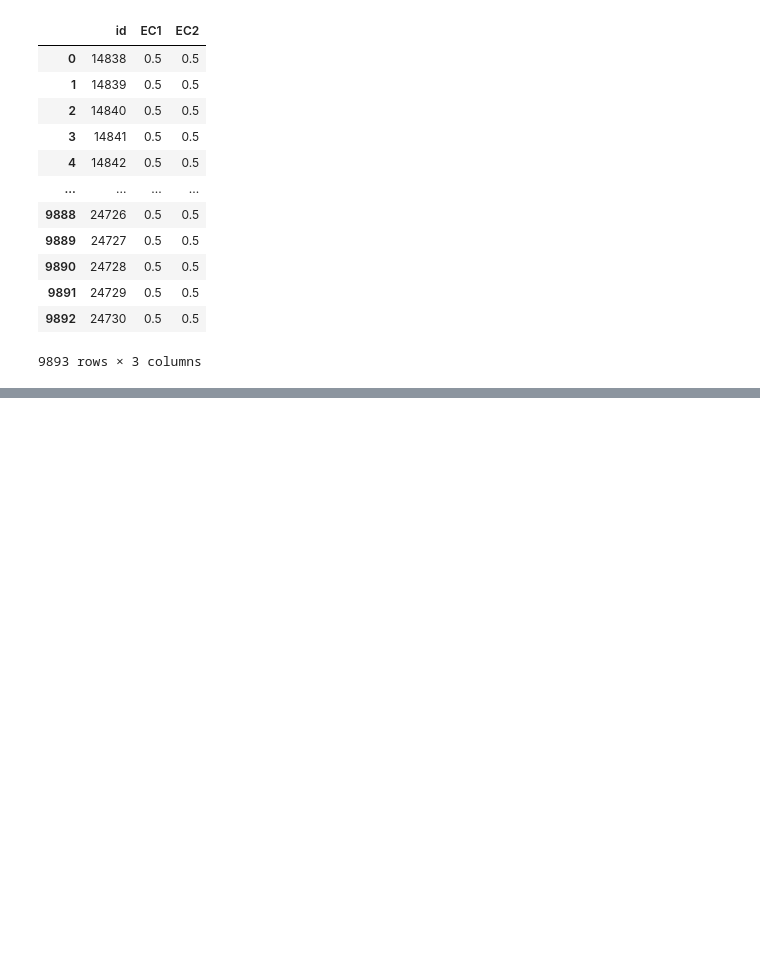
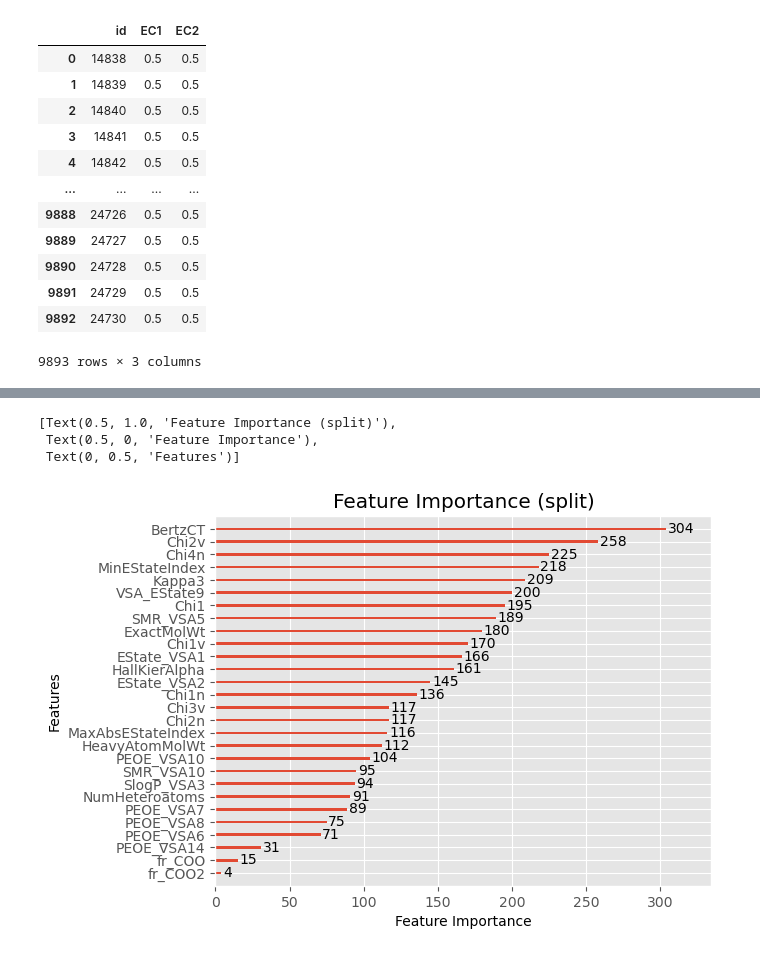
Before and after one commit to dkdkdkdkd/kaggle_study, a Jupyter notebook: multi-label-classification/submit_03.ipynb, the cells around one changed output, grey strips where cells are left out. Drawn from its saved outputs; the diff is of its cells as text; code cells hidden in the pictures; blank space fills up the shorter version.

```diff
--- a/multi-label-classification/submit_03.ipynb
+++ b/multi-label-classification/submit_03.ipynb
@@ -136,0 +175,10 @@ submission.to_csv('submit_03.csv', index=False)
+# %%
+ax = lgbm.plot_importance(models[1], max_num_features=len(train_df.columns), importance_type='split')
+ax.set(title=f'Feature Importance (split)',
+	xlabel='Feature Importance',
+	ylabel='Features')
+# %% [output]
+[Text(0.5, 1.0, 'Feature Importance (split)'),
+ Text(0.5, 0, 'Feature Importance'),
+ Text(0, 0.5, 'Features')]
+[figure, added]
```
Also changed, not shown: parts of 7 cells of this notebook, 19 other files.
